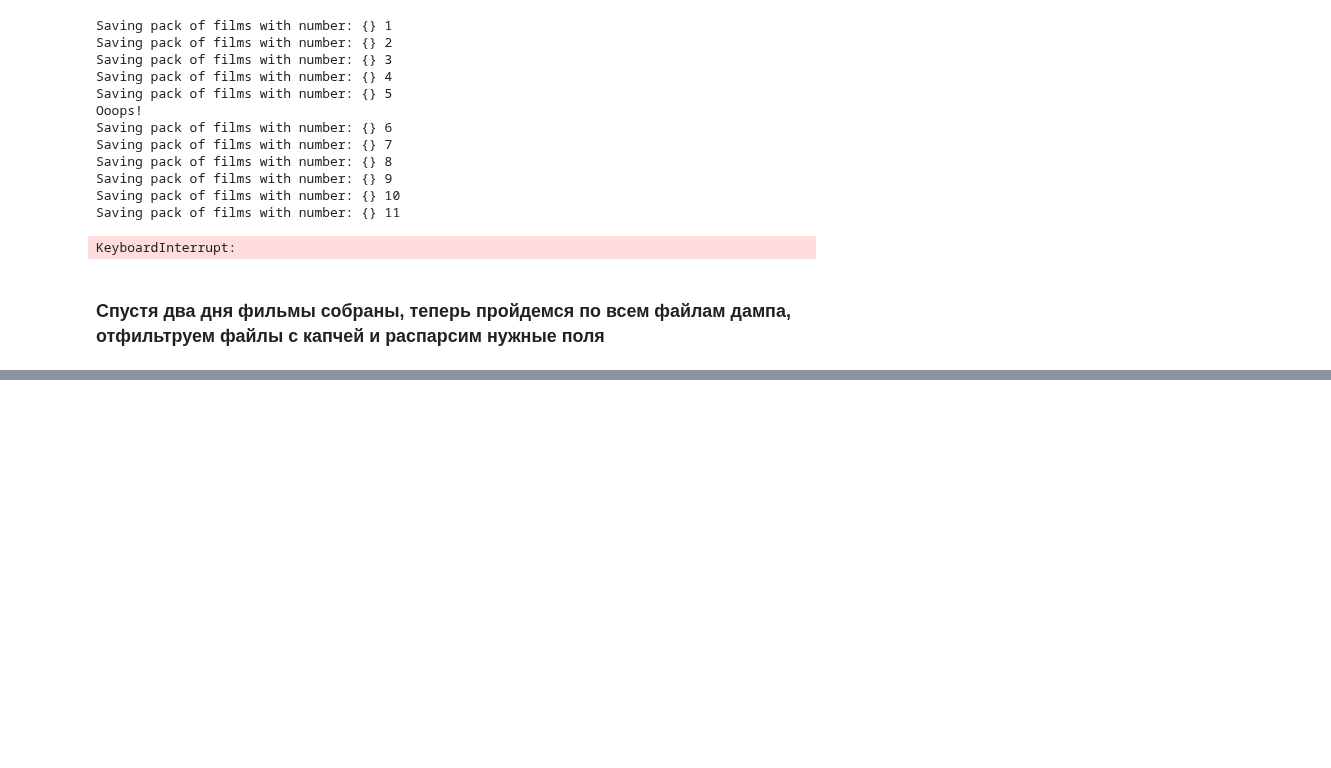
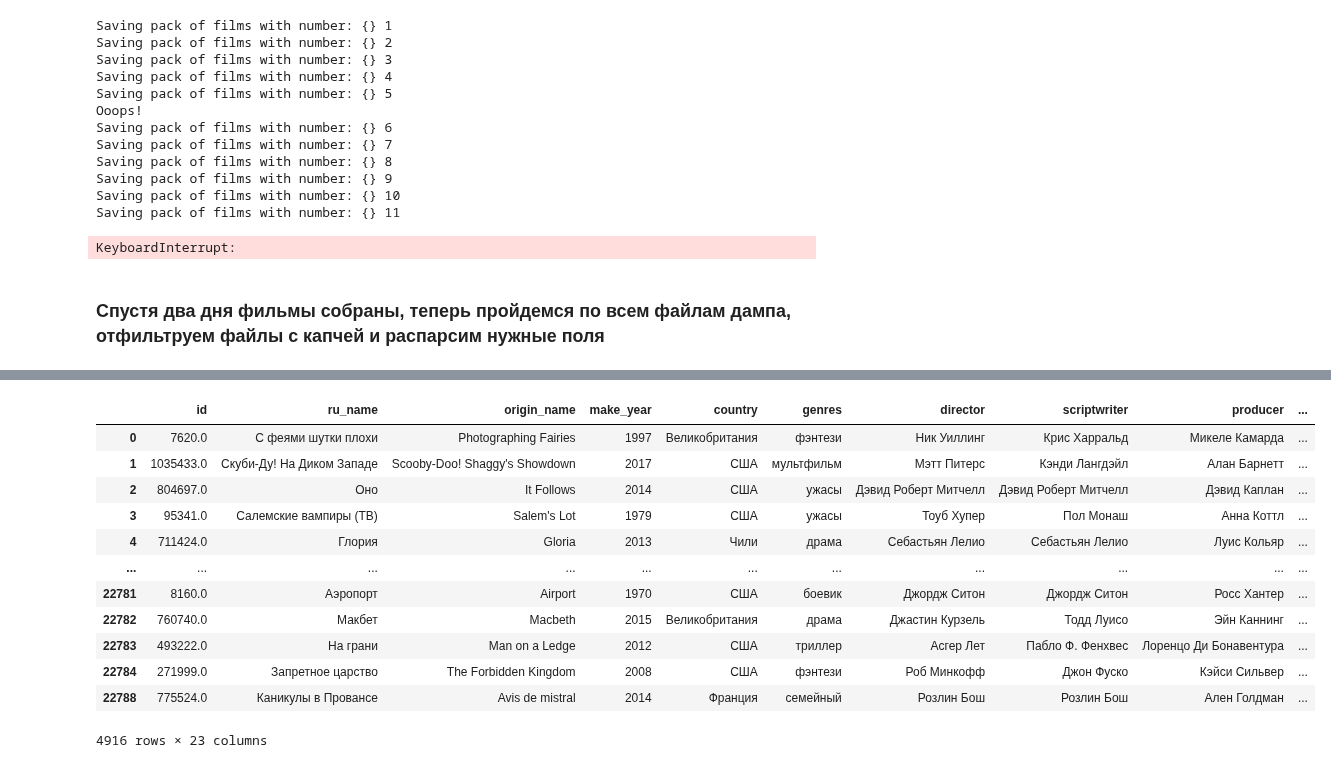
Before and after one commit to TefloniusMonk/intro, a Jupyter notebook: notebooks/parser.ipynb, the cells around one changed output, grey strips where cells are left out. Cells and saved outputs as stored; diff of their text form; code cells hidden in the pictures; blank space fills up the shorter version.

```diff
--- a/notebooks/parser.ipynb
+++ b/notebooks/parser.ipynb
@@ -157,7 +139,7 @@ for film_id in tqdm_notebook(film_ids[15500:]):
         current_iter = next(count)
         if  current_iter % dump_freq == 0:
             print("Saving pack of films with number: {}", current_iter // dump_freq)
-            save_films(film_soups[dump_start:], current_iter // dump_freq)
+            save_films(film_soups[dump_start:dump_start + dump_freq], current_iter // dump_freq)
     except:
         print("Ooops!")
 # %% [output]
@@ -184,9 +166,9 @@ films = len([x for x in film_soups if 'captcha' not in str(x)])
 KeyboardInterrupt:
 # %%
 def find_basic_info(soup, text, attr_name, film):
-    tmp = soup.find('div',text=text).parent
+    tmp = soup.find('div',text=text)
     if tmp is not None:
-        tmp = tmp.select_one('div:nth-child(2n) a')
+        tmp = tmp.parent.select_one('div:nth-child(2n) a')
         if tmp is not None:
             film[attr_name] = tmp.text.replace(u'\xa0', u'')
 
@@ -194,7 +176,9 @@ def parse(soup):
     film = {}
     film_id = soup.select_one("meta[property='og:url']")
     if film_id is not None:
-        film['id'] = int(re.search('.*/film/(.*)/',film_id['content']).group(1))
+        film_id = re.search('.*/film/(.*)/',film_id['content'])
+        if film_id is not None:
+            film['id'] = int(film_id.group(1))
 
     name = soup.select_one('h1', attrs={'class*':'styles_title'})
     if name is not None:
@@ -236,26 +220,25 @@ def parse(soup):
 ### Спустя два дня фильмы собраны, теперь пройдемся по всем файлам дампа, отфильтруем файлы с капчей и распарсим нужные поля
 # %%
 def get_file_name(i):
-    return '/home/mikhail/PycharmProjects/intro/models/filmsoups{}.pickle'.format(i)
+    return 'file_path/models/filmsoups{}.pickle'.format(i)
 
 def get_film_soups(num_of_file):
     soups = []
     all_soups = 0
     try:
-        with open(get_file_name(num_of_file, "rb")) as f:
+        with open(get_file_name(num_of_file), "rb") as f:
             soups = pickle.load(f)
             all_soups = len(soups)
     except FileNotFoundError:
         print("File with i: {} not found", num_of_file)
-    soups = [soup for soup in soups if 'captcha' not in soup]
+    soups = [soup for soup in soups if 'captcha' not in str(soup)]
     print("Filtered {} of {} soups as captcha blocked".format((all_soups - len(soups)), all_soups))
     return soups
 # %%
-parsed_data = []
-for i in tqdm_notebook(range(32, 43)):
+# parsed_data = []
+for i in tqdm_notebook(range(0, 32)):
     for soup in get_film_soups(i):
-        parsed_data.append(parse(soup))
-
-file_path = '/home/mikhail/PycharmProjects/intro/models/parsed_films1.pickle'
-with open(file_path, "wb") as f:
-    pickle.dump(films, f)
+        try:
+            parsed_data.append(parse(soup))
+        except:
+            print("Some error")
@@ -261,0 +272,17 @@ with open(file_path, "wb") as f:
+# %%
+df = pd.DataFrame(parsed_data).drop_duplicates()
+df
+# %% [output]
+|  | id | ru_name | origin_name | make_year | country | genres | director | scriptwriter | producer | ... |
+| 0 | 7620.0 | С феями шутки плохи | Photographing Fairies | 1997 | Великобритания | фэнтези | Ник Уиллинг | Крис Харральд | Микеле Камарда | ... |
+| 1 | 1035433.0 | Скуби-Ду! На Диком Западе | Scooby-Doo! Shaggy's Showdown | 2017 | США | мультфильм | Мэтт Питерс | Кэнди Лангдэйл | Алан Барнетт | ... |
+| 2 | 804697.0 | Оно | It Follows | 2014 | США | ужасы | Дэвид Роберт Митчелл | Дэвид Роберт Митчелл | Дэвид Каплан | ... |
+| 3 | 95341.0 | Салемские вампиры (ТВ) | Salem's Lot | 1979 | США | ужасы | Тоуб Хупер | Пол Монаш | Анна Коттл | ... |
+| 4 | 711424.0 | Глория | Gloria | 2013 | Чили | драма | Себастьян Лелио | Себастьян Лелио | Луис Кольяр | ... |
+| ... | ... | ... | ... | ... | ... | ... | ... | ... | ... | ... |
+| 22781 | 8160.0 | Аэропорт | Airport | 1970 | США | боевик | Джордж Ситон | Джордж Ситон | Росс Хантер | ... |
+| 22782 | 760740.0 | Макбет | Macbeth | 2015 | Великобритания | драма | Джастин Курзель | Тодд Луисо | Эйн Каннинг | ... |
+| 22783 | 493222.0 | На грани | Man on a Ledge | 2012 | США | триллер | Асгер Лет | Пабло Ф. Фенхвес | Лоренцо Ди Бонавентура | ... |
+| 22784 | 271999.0 | Запретное царство | The Forbidden Kingdom | 2008 | США | фэнтези | Роб Минкофф | Джон Фуско | Кэйси Сильвер | ... |
+| 22788 | 775524.0 | Каникулы в Провансе | Avis de mistral | 2014 | Франция | семейный | Розлин Бош | Розлин Бош | Ален Голдман | ... |
+4916 rows × 23 columns
```
Also changed, not shown: parts of 29 cells of this notebook, 1 other file.
